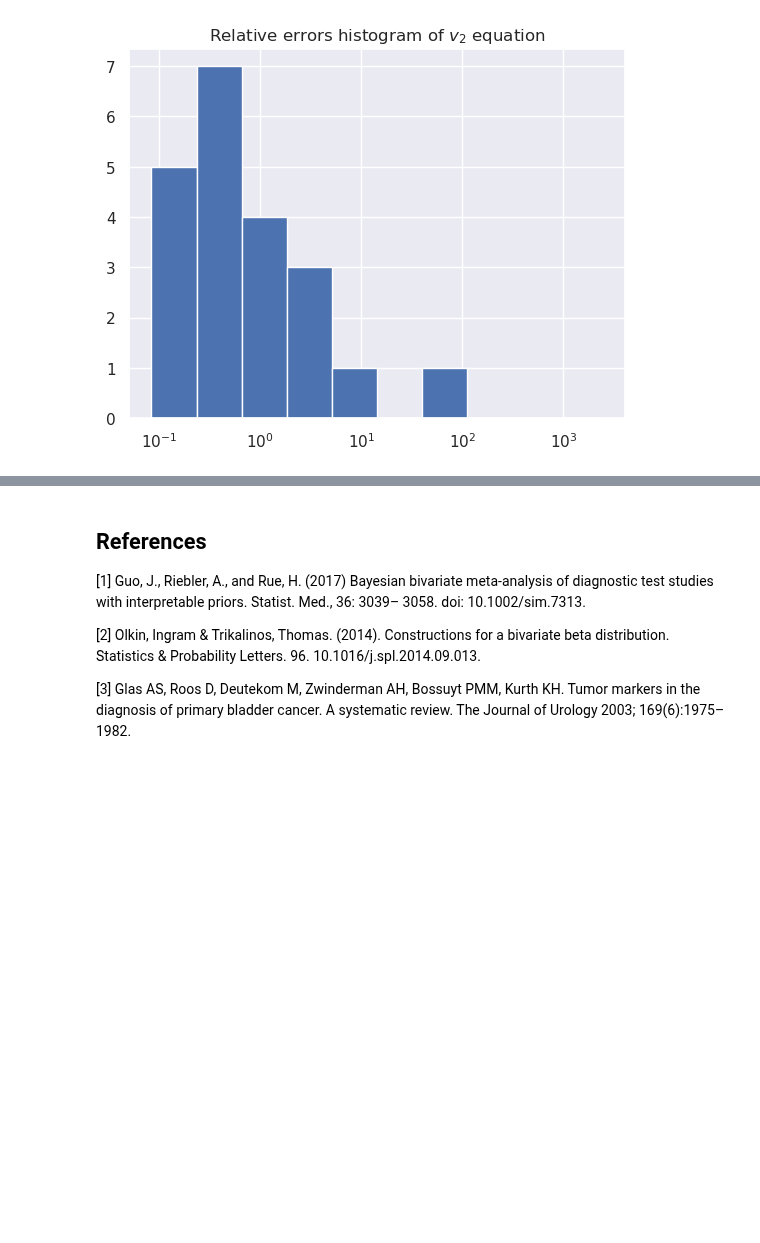
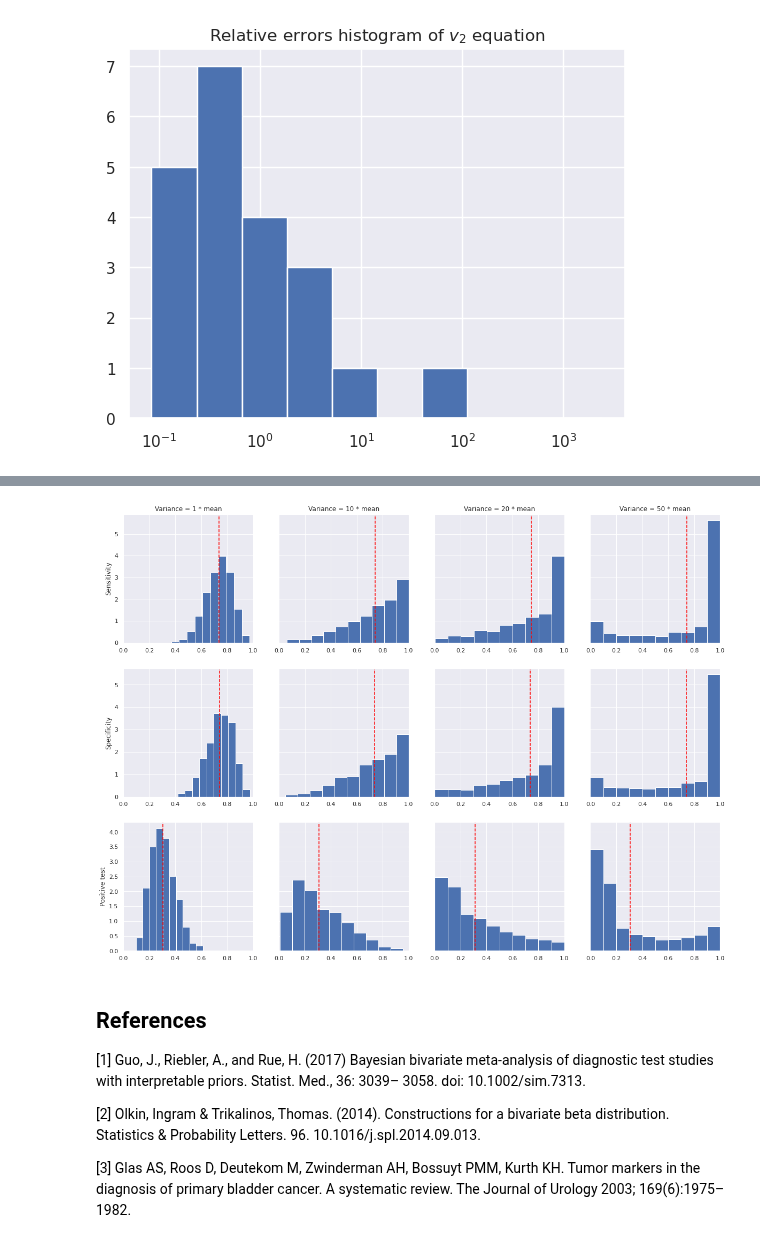
Before and after one commit to lucasmoschen/rds-bayesian-analysis-tcc, a Jupyter notebook: exercises/spec_sens/bivariate_diagnose_analysis.ipynb, the cells around one changed output, grey strips where cells are left out. Saved outputs shown, nothing was run; the diff lists cells and outputs as text; code cells hidden in the pictures; blank space fills up the shorter version.

```diff
--- a/exercises/spec_sens/bivariate_diagnose_analysis.ipynb
+++ b/exercises/spec_sens/bivariate_diagnose_analysis.ipynb
@@ -376,0 +415,2 @@ plt.show()
+# %%
+m1, m2, v1, v2, rho = moments_calculus([10, 20, 15, 8])
@@ -376,0 +447,9 @@ plt.show()
+# %%
+m1 = 0.9
+m2 = 0.85
+v1 = 0.005
+v2 = 0.005
+rho = -0.3
+
+solution = minimizer(m1,m2,v1,v2,rho)
+print(solution.fun)
@@ -376,0 +486,6 @@ plt.show()
+# %%
+def gamma_parameters(alpha_i_mean, alpha_i_var):
+
+    bi = alpha_i_mean/alpha_i_var
+    ai = alpha_i_mean*bi
+    return (ai, bi)
@@ -377,3 +504,46 @@ plt.show()
+# %%
+n = 1000
+possible_variances = [1, 10, 20, 50]
+alpha_hat = solution.x
+
+theta = 0.1
+
+fig, ax = plt.subplots(nrows = 3, ncols = 4, figsize = (20,15), sharey = 'row')
+
+for i, var in enumerate(possible_variances):
+
+    alpha = np.zeros((n,4))
+    for j, mean in enumerate(alpha_hat):
+        a_j, b_j = gamma_parameters(mean, mean*var)
+        alpha[:,j] = np.random.gamma(shape = a_j, scale = 1/b_j, size = n)
+
+    U = np.array([np.random.dirichlet(alpha[s,:]) for s in range(n)])
+    gamma_s = U[:,0] + U[:,1]
+    gamma_e = U[:,0] + U[:,2]
+    p = gamma_s*theta + (1 - gamma_e)*(1 - theta)
+
+    ax[0,i].hist(gamma_s, density = True)
+    ax[1,i].hist(gamma_e, density = True)
+    ax[2,i].hist(p, density = True)
+
+    ax[0,i].axvline(gamma_s.mean(), color = 'red', linestyle = '--')
+    ax[1,i].axvline(gamma_e.mean(), color = 'red', linestyle = '--')
+    ax[2,i].axvline(p.mean(), color = 'red', linestyle = '--')
+
+    ax[0,i].set_xlim((0,1))
+    ax[1,i].set_xlim((0,1))
+    ax[2,i].set_xlim((0,1))
+
+    ax[0,i].set_title('Variance = {} * mean'.format(var))
+
+ax[0,0].set_ylabel('Sensitivity')
+ax[1,0].set_ylabel('Specificity')
+ax[2,0].set_ylabel('Positive test')
+
+
+plt.show()
+# %% [output]
+[figure, added]
 # %% [markdown]
 ## References
 
```
Also changed, not shown: parts of 13 cells of this notebook, 4 other files.
